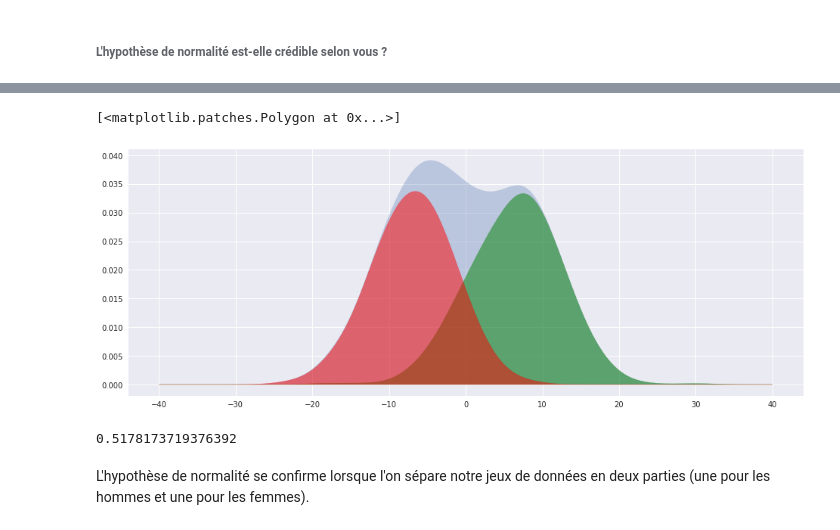
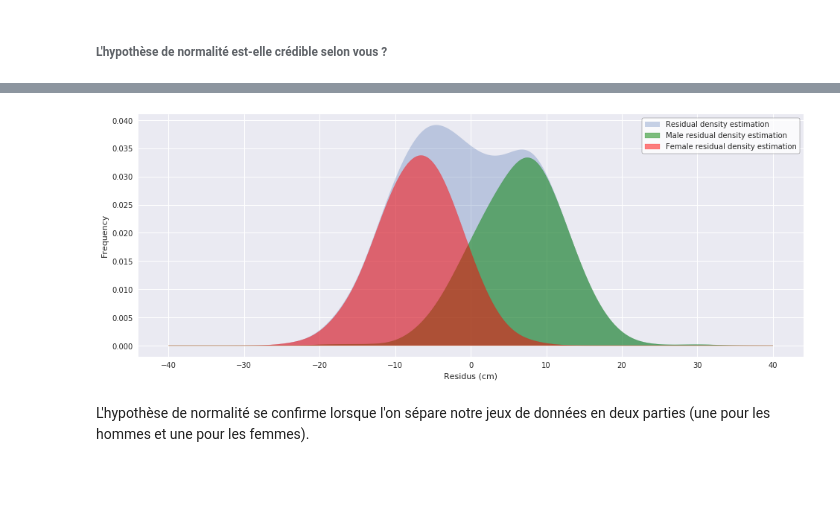
Before and after one commit to biarne-a/MDI720, a Jupyter notebook: TP2/TP2.ipynb, the cells around one changed output, grey strips where cells are left out. Saved outputs shown, nothing was run; the diff lists cells and outputs as text; code cells hidden in the pictures; blank space fills up the shorter version.

```diff
--- a/TP2/TP2.ipynb
+++ b/TP2/TP2.ipynb
@@ -70,6 +70,13 @@ mother_df.plot.kde(ax=ax, color='orange', label='Mother\'s height denisties')
 [figure]
 # %% [markdown]
 ### 4) Afficher la taille du père en fonction de la taille de la mère
+# %%
+# Utility function
+def display_legend():
+    legend = plt.legend(frameon=True)
+    legend_frame = legend.get_frame()
+    legend_frame.set_color('white')
+    legend_frame.set_edgecolor('black')
 # %%
 # On affiche la taille du père en fonction de celle de la mère
 fig, ax = plt.subplots(figsize=(16,6))
@@ -105,14 +118,17 @@ df['MidParents'] = (df['Father'] + 1.08 * df['Mother']) / 2
 ### 7) Estimation de Teta0 et Teta1
 # %%
 x = df['MidParents']
-X = x.values.reshape(len(x), 1)
+X = x[:, np.newaxis]
 y = df['Height']
 
-skl_linmod_inter = linear_model.LinearRegression(fit_intercept=True)
-skl_linmod_inter.fit(X, y)
+model = linear_model.LinearRegression(fit_intercept=True)
+model.fit(X, y)
 
 # plotting
 fig, ax = plt.subplots(figsize=(16,10))
-ax.scatter(X, y)
-ax.plot(X, skl_linmod_inter.predict(X), linewidth=3, label="OLS-sklearn-no-intercept", color='red')
+ax.scatter(X, y, label="Children height vs MidParent height")
+ax.set_xlabel("MidParent height (cm)")
+ax.set_ylabel("Children height (cm)")
+ax.plot(X, model.predict(X), linewidth=3, label="Prediction", color='red')
+display_legend()
 # %% [output]
@@ -121,6 +138,6 @@ ax.plot(X, skl_linmod_inter.predict(X), linewidth=3, label="OLS-sklearn-no-inter
 # %%
-teta0 = skl_linmod_inter.intercept_
-teta1 = skl_linmod_inter.coef_[0]
+teta0 = model.intercept_
+teta1 = model.coef_[0]
 
 ybar = y.mean()
 xbar = x.mean()
@@ -203,31 +226,23 @@ ax.fill(x_grid, dens, alpha=0.5)
-# %%
-def kde_sklearn(x, bandwidth=0.2, **kwargs):
-    """Kernel Density Estimation with Scikit-learn"""
-    x_grid = np.linspace(-40, 40, len(x))
-    kde_skl = KernelDensity(bandwidth=bandwidth, **kwargs)
-    kde_skl.fit(x[:, np.newaxis])
-    log_pdf = kde_skl.score_samples(x_grid[:, np.newaxis])
-    return (np.exp(log_pdf), x_grid)
 # %%
 alpha_male = len(y_male) / number_of_observations
 alpha_female = len(y_female) / number_of_observations
 r_male = y_male - y_male_estim
 r_female = y_female - y_female_estim
 
 male_dens, x_male_grid = kde_sklearn(r_male, bandwidth=2.5)
 female_dens, x_female_grid = kde_sklearn(r_female, bandwidth=2.5)
 
 fig, ax = plt.subplots(figsize=(16,6))
-ax.fill(x_grid, dens, alpha=0.3)
-ax.fill(x_male_grid, alpha_male * male_dens, color='green', alpha=0.5)
-ax.fill(x_female_grid, alpha_female * female_dens, color='red', alpha=0.5)
+ax.fill(x_grid, dens, alpha=0.3, label="Residual density estimation")
+ax.fill(x_male_grid, alpha_male * male_dens, color='green', alpha=0.5, label="Male residual density estimation")
+ax.fill(x_female_grid, alpha_female * female_dens, color='red', alpha=0.5, label="Female residual density estimation")
+
+ax.set_xlabel("Residus (cm)")
+ax.set_ylabel("Frequency")
+
+display_legend()
 # %% [output]
-[<matplotlib.patches.Polygon at 0x...>]
-[figure, old version]
+[figure, new version]
-# %%
-alpha_male
-# %% [output]
-0.5178173719376392
 # %% [markdown]
 L'hypothèse de normalité se confirme lorsque l'on sépare notre jeux de données en deux parties (une pour les hommes et une pour les femmes).
 # %% [markdown]
```
Also changed, not shown: parts of 17 cells of this notebook.
